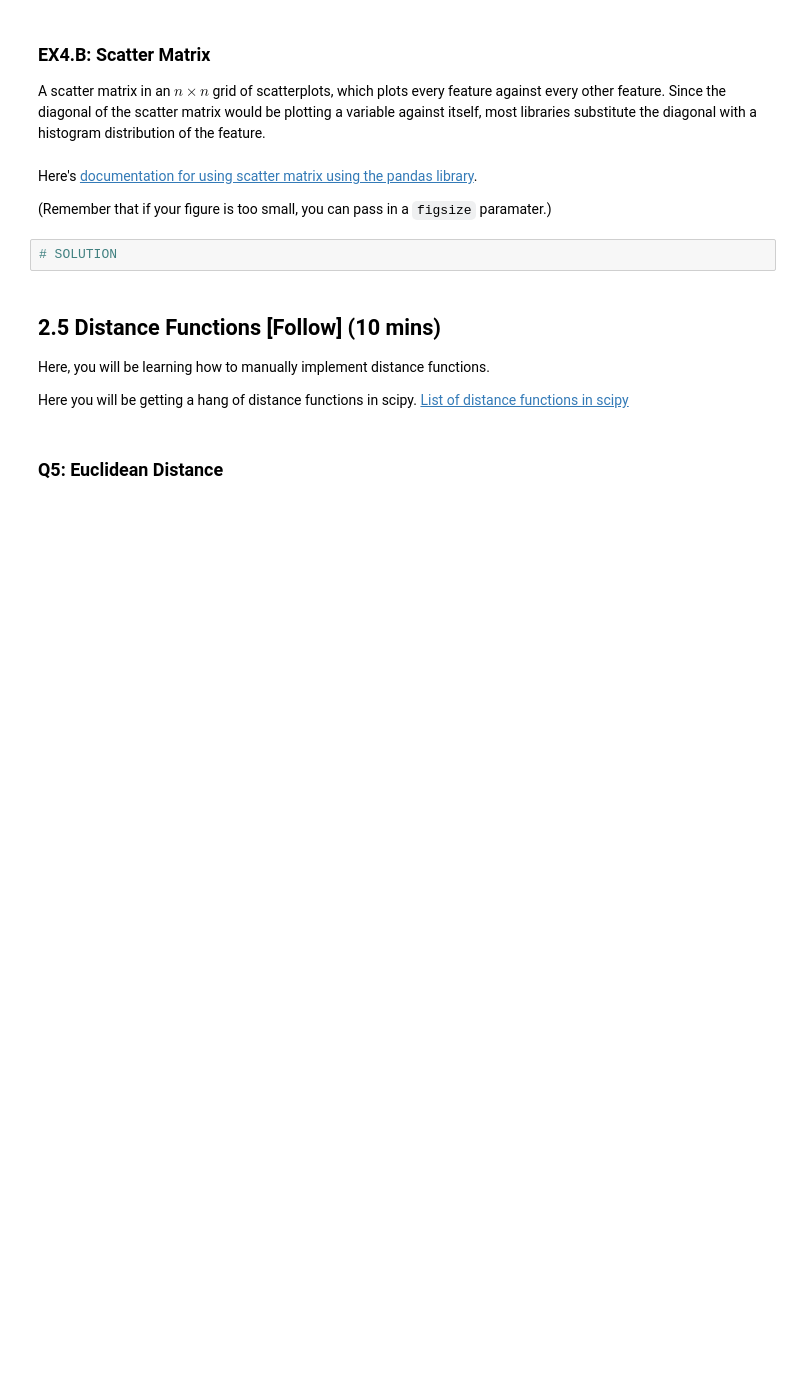
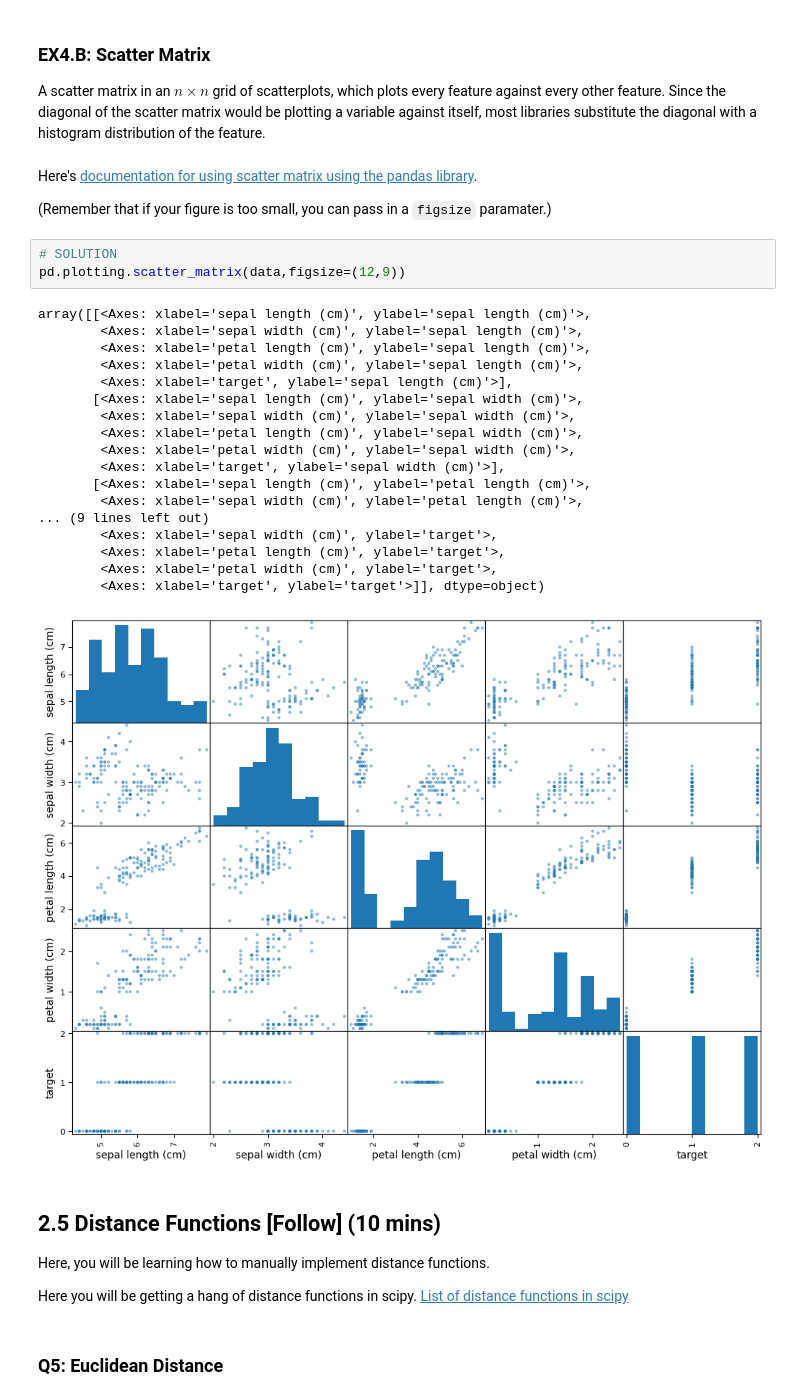
Before and after one commit to jeffgoeken/My_NCState_Homework, a Jupyter notebook: My_NCState_Homework/My_NCState_Homework/week 2/WKS2_Student.ipynb, the cells around one changed output. Drawn from its saved outputs; the diff is of its cells as text; blank space fills up the shorter version.

```diff
--- a/My_NCState_Homework/My_NCState_Homework/week 2/WKS2_Student.ipynb
+++ b/My_NCState_Homework/My_NCState_Homework/week 2/WKS2_Student.ipynb
@@ -348,8 +448,28 @@ A scatter matrix in an $n \times n$ grid of scatterplots, which plots every feat
 Here's [documentation for using scatter matrix using the pandas library](https://pandas.pydata.org/docs/reference/api/pandas.plotting.scatter_matrix.html).
 
 (Remember that if your figure is too small, you can pass in a `figsize` paramater.)
-# %%
-# SOLUTION
+# %%
+# SOLUTION
+pd.plotting.scatter_matrix(data,figsize=(12,9))
+# %% [output]
+array([[<Axes: xlabel='sepal length (cm)', ylabel='sepal length (cm)'>,
+        <Axes: xlabel='sepal width (cm)', ylabel='sepal length (cm)'>,
+        <Axes: xlabel='petal length (cm)', ylabel='sepal length (cm)'>,
+        <Axes: xlabel='petal width (cm)', ylabel='sepal length (cm)'>,
+        <Axes: xlabel='target', ylabel='sepal length (cm)'>],
+       [<Axes: xlabel='sepal length (cm)', ylabel='sepal width (cm)'>,
+        <Axes: xlabel='sepal width (cm)', ylabel='sepal width (cm)'>,
+        <Axes: xlabel='petal length (cm)', ylabel='sepal width (cm)'>,
+        <Axes: xlabel='petal width (cm)', ylabel='sepal width (cm)'>,
+        <Axes: xlabel='target', ylabel='sepal width (cm)'>],
+       [<Axes: xlabel='sepal length (cm)', ylabel='petal length (cm)'>,
+        <Axes: xlabel='sepal width (cm)', ylabel='petal length (cm)'>,
+... (9 lines left out)
+        <Axes: xlabel='sepal width (cm)', ylabel='target'>,
+        <Axes: xlabel='petal length (cm)', ylabel='target'>,
+        <Axes: xlabel='petal width (cm)', ylabel='target'>,
+        <Axes: xlabel='target', ylabel='target'>]], dtype=object)
+[figure, added]
 # %% [markdown]
 ## 2.5 Distance Functions [Follow] (10 mins)
 
```
Also changed, not shown: parts of 20 cells of this notebook, 3 other files.
